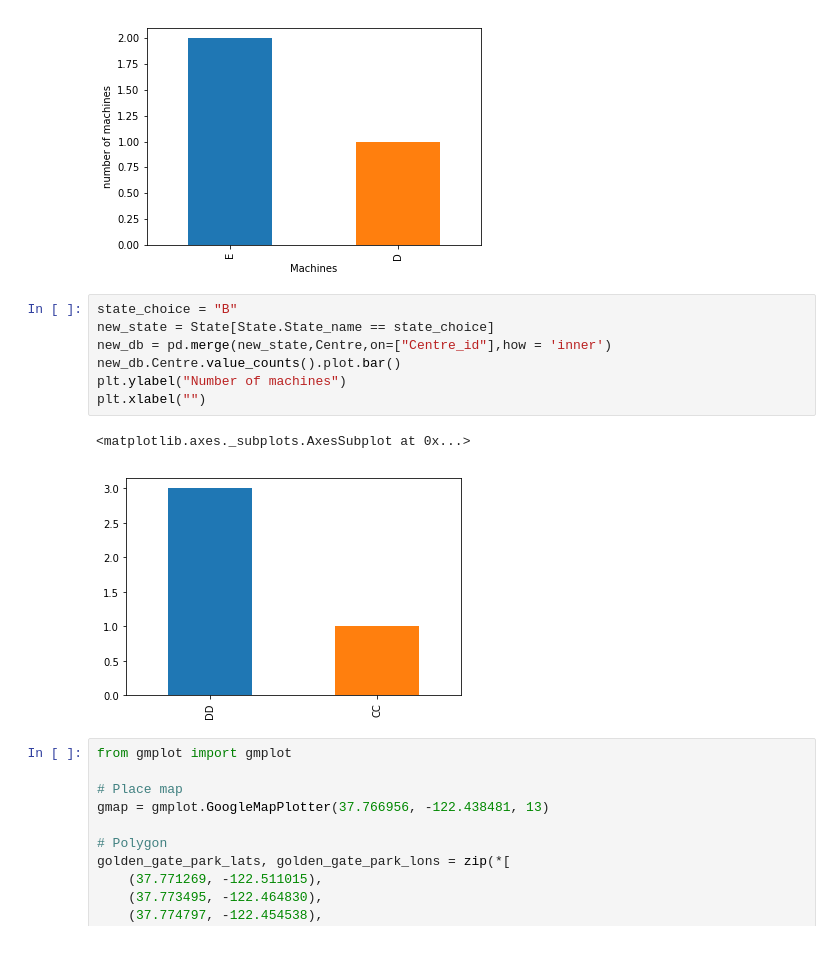
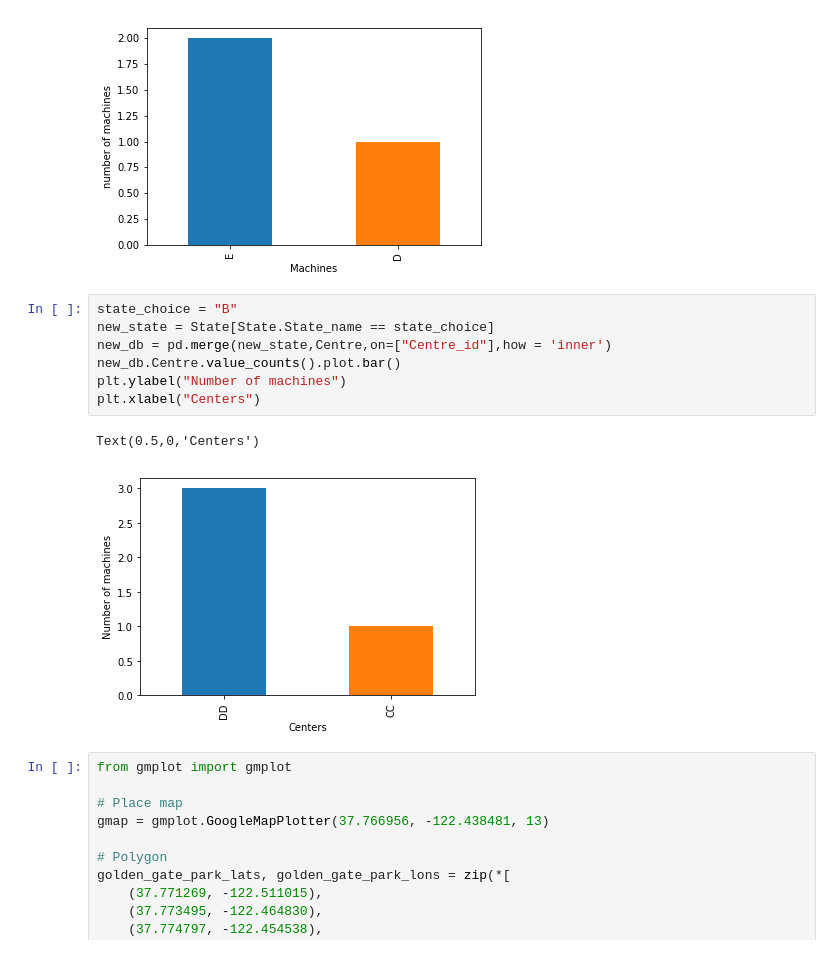
Before and after one commit to Bengaluru18/team-5, a Jupyter notebook: Web_app.ipynb, the cells around one changed output. Cells and saved outputs as stored; diff of their text form.

```diff
--- a/Web_app.ipynb
+++ b/Web_app.ipynb
@@ -248,13 +263,13 @@ plt.show()
 # %%
 state_choice = "B"
 new_state = State[State.State_name == state_choice]
 new_db = pd.merge(new_state,Centre,on=["Centre_id"],how = 'inner')
 new_db.Centre.value_counts().plot.bar()
 plt.ylabel("Number of machines")
-plt.xlabel("")
+plt.xlabel("Centers")
 # %% [output]
-<matplotlib.axes._subplots.AxesSubplot at 0x...>
+Text(0.5,0,'Centers')
-[figure, old version]
+[figure, new version]
 # %%
 from gmplot import gmplot
 
```
Also changed, not shown: parts of 13 cells of this notebook.
